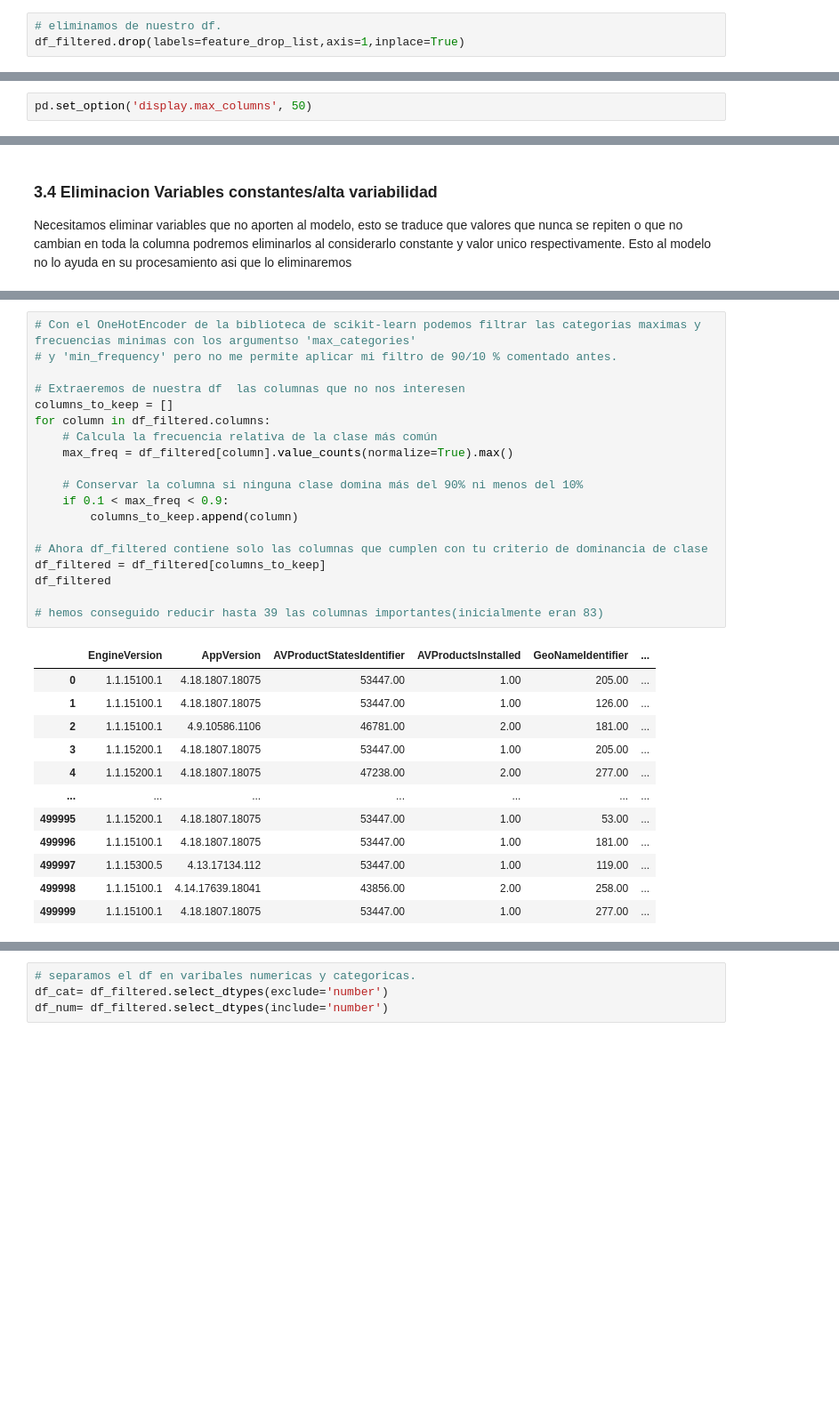
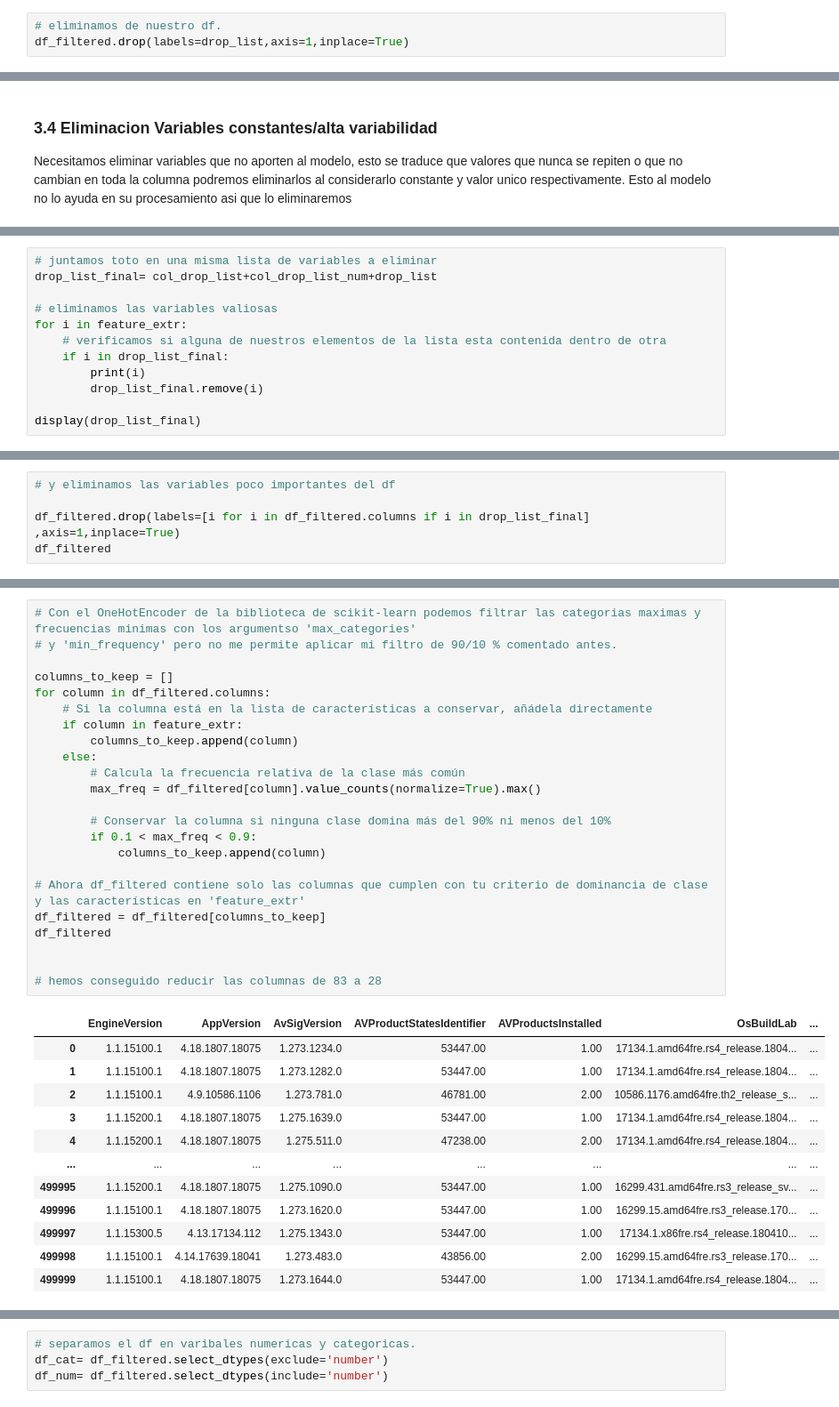
Before and after one commit to alejosilvestre/Portfolio, a Jupyter notebook: machine_learning_classification/porfolio_Machine_Learning_Malware_Prediction_classifier.ipynb, the cells around one changed output, grey strips where cells are left out. Shown at 89% size. Cells and saved outputs as stored; diff of their text form; blank space fills up the shorter version.

```diff
--- a/machine_learning_classification/porfolio_Machine_Learning_Malware_Prediction_classifier.ipynb
+++ b/machine_learning_classification/porfolio_Machine_Learning_Malware_Prediction_classifier.ipynb
@@ -879,6 +1017,6 @@ feature_drop_list
 # %%
 # eliminamos de nuestro df.
-df_filtered.drop(labels=feature_drop_list,axis=1,inplace=True)
+df_filtered.drop(labels=drop_list,axis=1,inplace=True)
 # %% [output]
 A value is trying to be set on a copy of a slice from a DataFrame
 
@@ -977,2 +1023,0 @@ phi_corr_targ.to_csv('phi_corr_targ.csv')
-# %%
-pd.set_option('display.max_columns', 50)
@@ -1161,0 +1161,12 @@ df_perc_class_num.sort_values(by='Clase_1',ascending=False)
+# %%
+# juntamos toto en una misma lista de variables a eliminar
+drop_list_final= col_drop_list+col_drop_list_num+drop_list
+
+# eliminamos las variables valiosas
+for i in feature_extr:
+    # verificamos si alguna de nuestros elementos de la lista esta contenida dentro de otra
+    if i in drop_list_final:
+        print(i)
+        drop_list_final.remove(i)
+
+display(drop_list_final)
@@ -1161,0 +1196,5 @@ df_perc_class_num.sort_values(by='Clase_1',ascending=False)
+# %%
+# y eliminamos las variables poco importantes del df
+
+df_filtered.drop(labels=[i for i in df_filtered.columns if i in drop_list_final] ,axis=1,inplace=True)
+df_filtered
@@ -1162,32 +1218,36 @@ df_perc_class_num.sort_values(by='Clase_1',ascending=False)
 # %%
 # Con el OneHotEncoder de la biblioteca de scikit-learn podemos filtrar las categorias maximas y frecuencias minimas con los argumentso 'max_categories'
 # y 'min_frequency' pero no me permite aplicar mi filtro de 90/10 % comentado antes.
 
-# Extraeremos de nuestra df  las columnas que no nos interesen
 columns_to_keep = []
 for column in df_filtered.columns:
-    # Calcula la frecuencia relativa de la clase más común
-    max_freq = df_filtered[column].value_counts(normalize=True).max()
+    # Si la columna está en la lista de características a conservar, añádela directamente
+    if column in feature_extr:
+        columns_to_keep.append(column)
+    else:
+        # Calcula la frecuencia relativa de la clase más común
+        max_freq = df_filtered[column].value_counts(normalize=True).max()
 
-    # Conservar la columna si ninguna clase domina más del 90% ni menos del 10%
-    if 0.1 < max_freq < 0.9:
-        columns_to_keep.append(column)
+        # Conservar la columna si ninguna clase domina más del 90% ni menos del 10%
+        if 0.1 < max_freq < 0.9:
+            columns_to_keep.append(column)
 
-# Ahora df_filtered contiene solo las columnas que cumplen con tu criterio de dominancia de clase
+# Ahora df_filtered contiene solo las columnas que cumplen con tu criterio de dominancia de clase y las características en 'feature_extr'
 df_filtered = df_filtered[columns_to_keep]
 df_filtered
 
-# hemos conseguido reducir hasta 39 las columnas importantes(inicialmente eran 83)
+
+# hemos conseguido reducir las columnas de 83 a 28
 # %% [output]
-|  | EngineVersion | AppVersion | AVProductStatesIdentifier | AVProductsInstalled | GeoNameIdentifier | ... |
-| 0 | 1.1.15100.1 | 4.18.1807.18075 | 53447.00 | 1.00 | 205.00 | ... |
-| 1 | 1.1.15100.1 | 4.18.1807.18075 | 53447.00 | 1.00 | 126.00 | ... |
-| 2 | 1.1.15100.1 | 4.9.10586.1106 | 46781.00 | 2.00 | 181.00 | ... |
-| 3 | 1.1.15200.1 | 4.18.1807.18075 | 53447.00 | 1.00 | 205.00 | ... |
-| 4 | 1.1.15200.1 | 4.18.1807.18075 | 47238.00 | 2.00 | 277.00 | ... |
-| ... | ... | ... | ... | ... | ... | ... |
-| 499995 | 1.1.15200.1 | 4.18.1807.18075 | 53447.00 | 1.00 | 53.00 | ... |
-| 499996 | 1.1.15100.1 | 4.18.1807.18075 | 53447.00 | 1.00 | 181.00 | ... |
-| 499997 | 1.1.15300.5 | 4.13.17134.112 | 53447.00 | 1.00 | 119.00 | ... |
-| 499998 | 1.1.15100.1 | 4.14.17639.18041 | 43856.00 | 2.00 | 258.00 | ... |
-| 499999 | 1.1.15100.1 | 4.18.1807.18075 | 53447.00 | 1.00 | 277.00 | ... |
+|  | EngineVersion | AppVersion | AvSigVersion | AVProductStatesIdentifier | AVProductsInstalled | OsBuildLab | ... |
+| 0 | 1.1.15100.1 | 4.18.1807.18075 | 1.273.1234.0 | 53447.00 | 1.00 | 17134.1.amd64fre.rs4_release.1804... | ... |
+| 1 | 1.1.15100.1 | 4.18.1807.18075 | 1.273.1282.0 | 53447.00 | 1.00 | 17134.1.amd64fre.rs4_release.1804... | ... |
+| 2 | 1.1.15100.1 | 4.9.10586.1106 | 1.273.781.0 | 46781.00 | 2.00 | 10586.1176.amd64fre.th2_release_s... | ... |
+| 3 | 1.1.15200.1 | 4.18.1807.18075 | 1.275.1639.0 | 53447.00 | 1.00 | 17134.1.amd64fre.rs4_release.1804... | ... |
+| 4 | 1.1.15200.1 | 4.18.1807.18075 | 1.275.511.0 | 47238.00 | 2.00 | 17134.1.amd64fre.rs4_release.1804... | ... |
+| ... | ... | ... | ... | ... | ... | ... | ... |
+| 499995 | 1.1.15200.1 | 4.18.1807.18075 | 1.275.1090.0 | 53447.00 | 1.00 | 16299.431.amd64fre.rs3_release_sv... | ... |
+| 499996 | 1.1.15100.1 | 4.18.1807.18075 | 1.273.1620.0 | 53447.00 | 1.00 | 16299.15.amd64fre.rs3_release.170... | ... |
+| 499997 | 1.1.15300.5 | 4.13.17134.112 | 1.275.1343.0 | 53447.00 | 1.00 | 17134.1.x86fre.rs4_release.180410... | ... |
+| 499998 | 1.1.15100.1 | 4.14.17639.18041 | 1.273.483.0 | 43856.00 | 2.00 | 16299.15.amd64fre.rs3_release.170... | ... |
+| 499999 | 1.1.15100.1 | 4.18.1807.18075 | 1.273.1644.0 | 53447.00 | 1.00 | 17134.1.amd64fre.rs4_release.1804... | ... |
```
Also changed, not shown: parts of 112 cells of this notebook, 5 other files.
